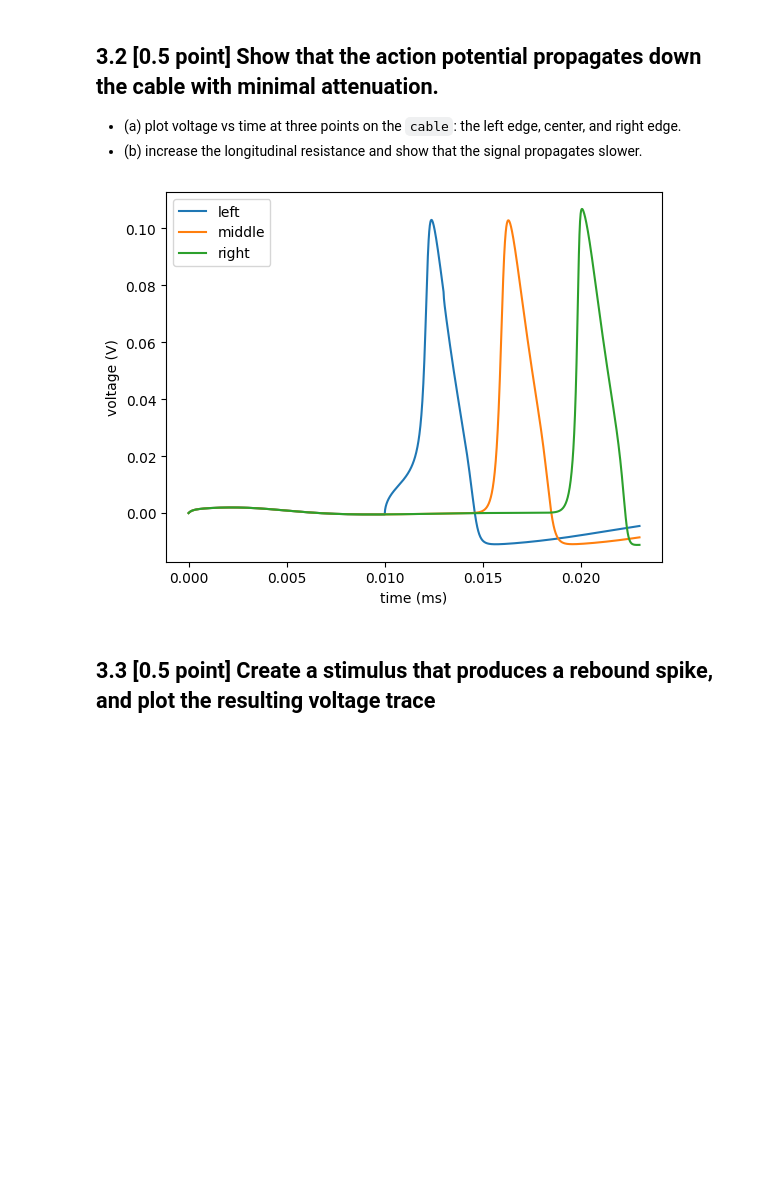
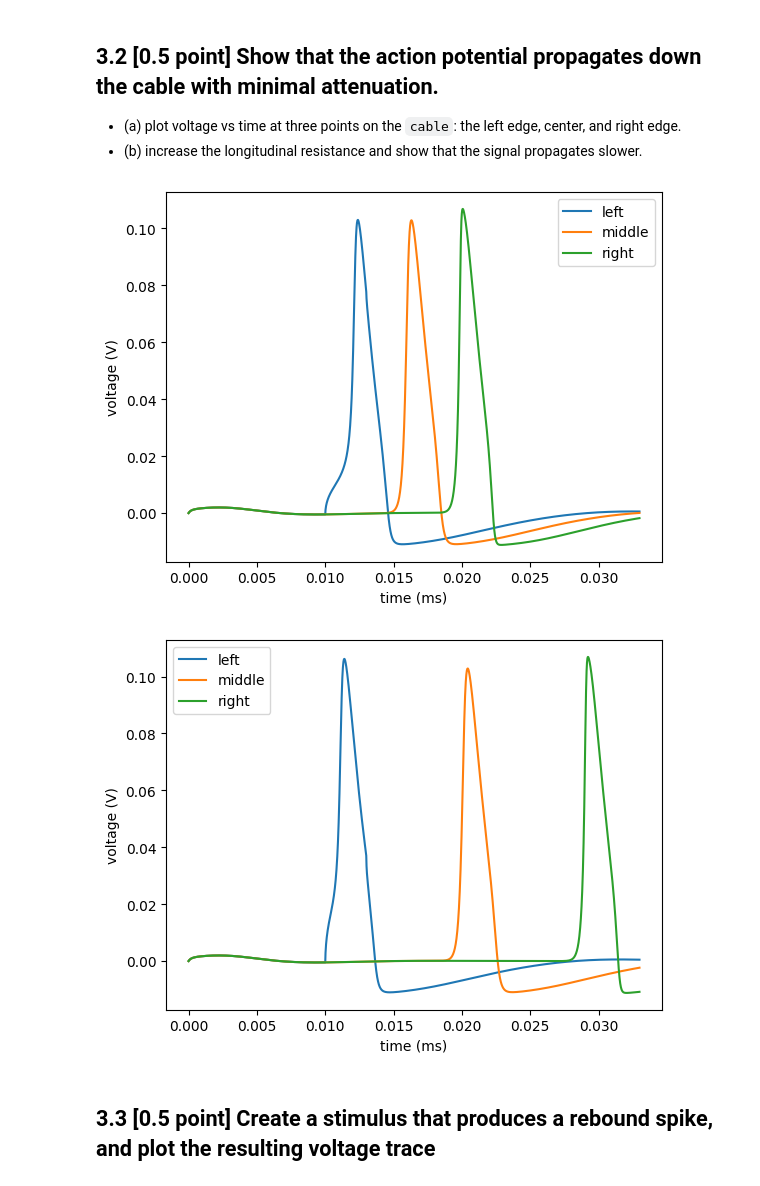
Before and after one commit to draymond63/syde-552, a Jupyter notebook: assignment1.ipynb, the cells around one changed output. Drawn from its saved outputs; the diff is of its cells as text; code cells hidden in the pictures; blank space fills up the shorter version.

```diff
--- a/assignment1.ipynb
+++ b/assignment1.ipynb
@@ -543,10 +534,10 @@ defaultclock.dt = 0.01*ms
 
 net.store()
 net.run(10*ms)
-neuron.I[0] = 1*uA # current injection at one end of the axon
+neuron.I[0] = 1*uA
 net.run(3*ms)
 neuron.I = 0*uA
-net.run(10*ms)
+net.run(20*ms)
 
 fig, ax = plt.subplots()
 ax.plot(mon.t, mon.v[0], label='v')
@@ -568,14 +559,31 @@ plt.show()
 # %%
 # your solution here
 fig, ax = plt.subplots()
 ax.plot(mon.t, mon.v[0], label='left')
 ax.plot(mon.t, mon.v[cable_segments // 2], label='middle')
 ax.plot(mon.t, mon.v[cable_segments - 1], label='right')
 ax.set(xlabel='time (ms)', ylabel='voltage (V)')
 ax.legend()
 plt.show()
+
+net.restore()
+neuron.Ri = 5*R_l
+net.run(10*ms)
+neuron.I[0] = 1*uA
+net.run(3*ms)
+neuron.I = 0*uA
+net.run(20*ms)
+
+fig, ax = plt.subplots()
+ax.plot(mon.t, mon.v[0], label='left')
+ax.plot(mon.t, mon.v[cable_segments // 2], label='middle')
+ax.plot(mon.t, mon.v[cable_segments - 1], label='right')
+ax.set(xlabel='time (ms)', ylabel='voltage (V)')
+ax.legend()
+plt.show()
 # %% [output]
-[figure, old version]
+[figure, new version]
+[figure, added]
 # %% [markdown]
 ## 3.3 [0.5 point] Create a stimulus that produces a rebound spike, and plot the resulting voltage trace
 # %%
```
Also changed, not shown: parts of 5 cells of this notebook.
